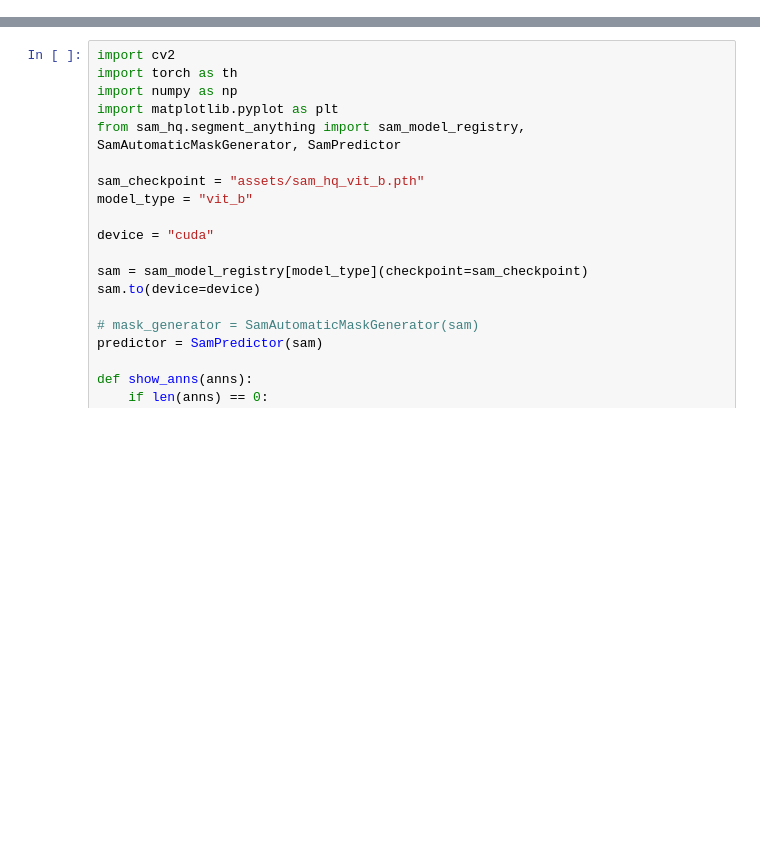
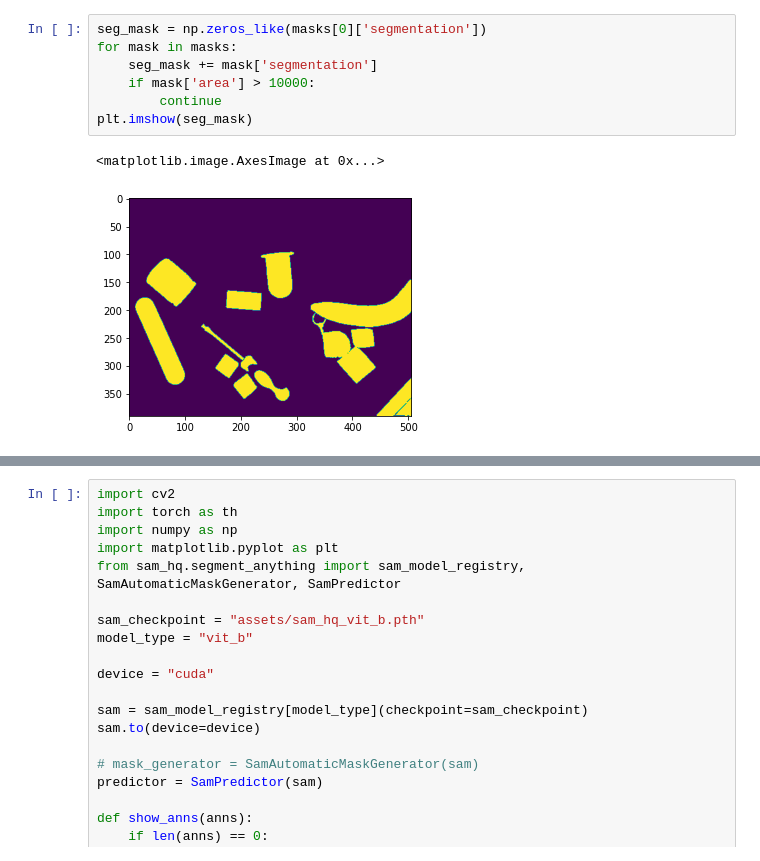
Before and after one commit to yuanmingqi/SAMG, a Jupyter notebook: test.ipynb, the cells around one changed output, grey strips where cells are left out. Saved outputs shown, nothing was run; the diff lists cells and outputs as text; blank space fills up the shorter version.

```diff
--- a/test.ipynb
+++ b/test.ipynb
@@ -4,0 +83,10 @@ import cv2
+# %%
+seg_mask = np.zeros_like(masks[0]['segmentation'])
+for mask in masks:
+    seg_mask += mask['segmentation']
+    if mask['area'] > 10000:
+        continue
+plt.imshow(seg_mask)
+# %% [output]
+<matplotlib.image.AxesImage at 0x...>
+[figure, added]
```
Also changed, not shown: parts of 11 cells of this notebook, 6 other files.
